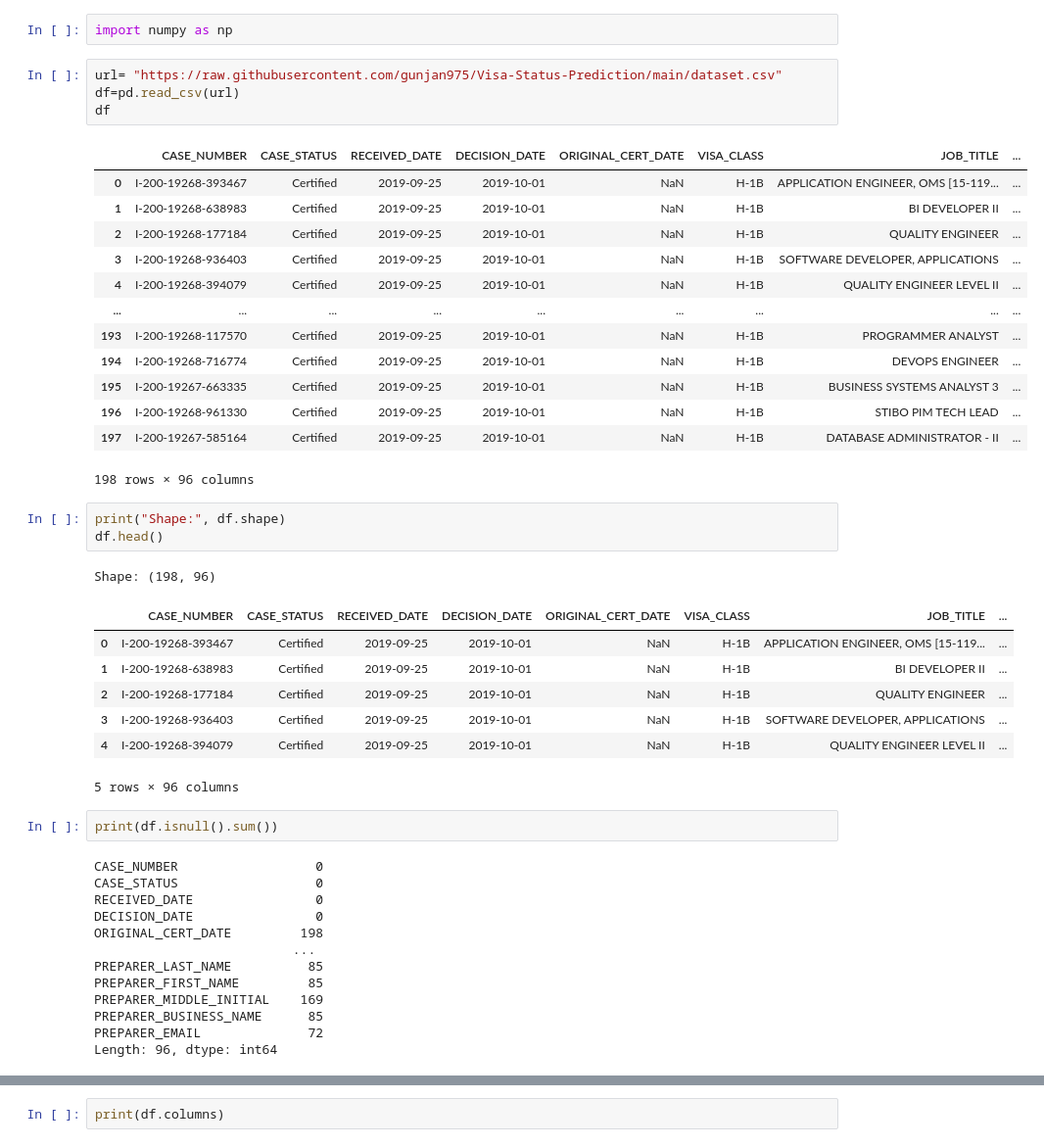
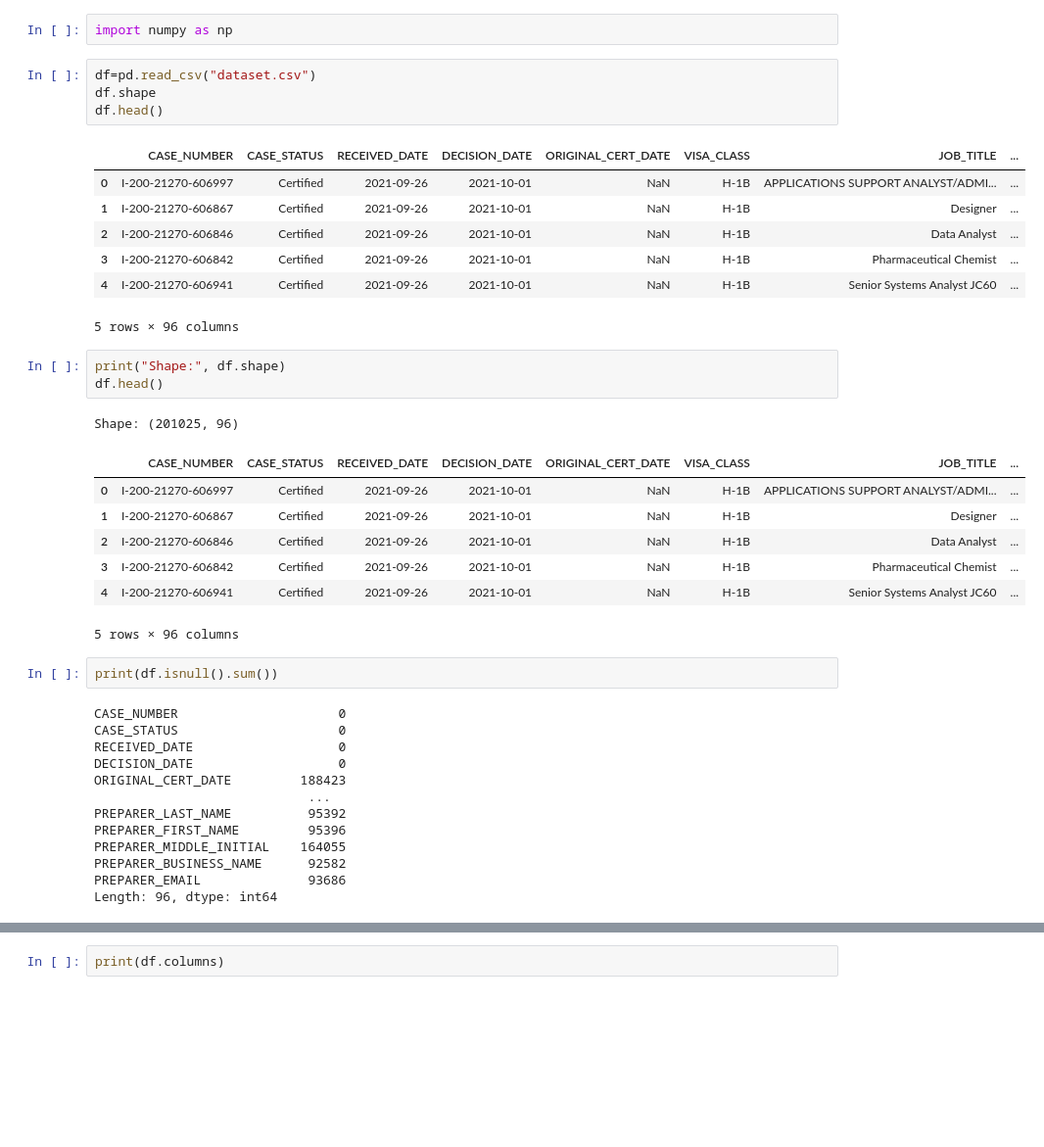
Before and after one commit to Diksha-Sharma-30/AI-Enabled-Visa-Status-Prediction-and-Processing-Time-Estimator, a Jupyter notebook: Visa prediction.ipynb, the cells around one changed output, grey strips where cells are left out. Shown at 98% size. Cells and saved outputs as stored; diff of their text form; blank space fills up the shorter version.

```diff
--- a/Visa prediction.ipynb
+++ b/Visa prediction.ipynb
@@ -3,49 +3,43 @@ import pandas as pd
 # %%
 import numpy as np
 # %%
-url= "https://raw.githubusercontent.com/gunjan975/Visa-Status-Prediction/main/dataset.csv"
-df=pd.read_csv(url)
-df
+df=pd.read_csv("dataset.csv")
+df.shape
+df.head()
 # %% [output]
 |  | CASE_NUMBER | CASE_STATUS | RECEIVED_DATE | DECISION_DATE | ORIGINAL_CERT_DATE | VISA_CLASS | JOB_TITLE | ... |
-| 0 | I-200-19268-393467 | Certified | 2019-09-25 | 2019-10-01 | NaN | H-1B | APPLICATION ENGINEER, OMS [15-119... | ... |
-| 1 | I-200-19268-638983 | Certified | 2019-09-25 | 2019-10-01 | NaN | H-1B | BI DEVELOPER II | ... |
-| 2 | I-200-19268-177184 | Certified | 2019-09-25 | 2019-10-01 | NaN | H-1B | QUALITY ENGINEER | ... |
-| 3 | I-200-19268-936403 | Certified | 2019-09-25 | 2019-10-01 | NaN | H-1B | SOFTWARE DEVELOPER, APPLICATIONS | ... |
-| 4 | I-200-19268-394079 | Certified | 2019-09-25 | 2019-10-01 | NaN | H-1B | QUALITY ENGINEER LEVEL II | ... |
-| ... | ... | ... | ... | ... | ... | ... | ... | ... |
-| 193 | I-200-19268-117570 | Certified | 2019-09-25 | 2019-10-01 | NaN | H-1B | PROGRAMMER ANALYST | ... |
-| 194 | I-200-19268-716774 | Certified | 2019-09-25 | 2019-10-01 | NaN | H-1B | DEVOPS ENGINEER | ... |
-| 195 | I-200-19267-663335 | Certified | 2019-09-25 | 2019-10-01 | NaN | H-1B | BUSINESS SYSTEMS ANALYST 3 | ... |
-| 196 | I-200-19268-961330 | Certified | 2019-09-25 | 2019-10-01 | NaN | H-1B | STIBO PIM TECH LEAD | ... |
-| 197 | I-200-19267-585164 | Certified | 2019-09-25 | 2019-10-01 | NaN | H-1B | DATABASE ADMINISTRATOR - II | ... |
+| 0 | I-200-21270-606997 | Certified | 2021-09-26 | 2021-10-01 | NaN | H-1B | APPLICATIONS SUPPORT ANALYST/ADMI... | ... |
+| 1 | I-200-21270-606867 | Certified | 2021-09-26 | 2021-10-01 | NaN | H-1B | Designer | ... |
+| 2 | I-200-21270-606846 | Certified | 2021-09-26 | 2021-10-01 | NaN | H-1B | Data Analyst | ... |
+| 3 | I-200-21270-606842 | Certified | 2021-09-26 | 2021-10-01 | NaN | H-1B | Pharmaceutical Chemist | ... |
+| 4 | I-200-21270-606941 | Certified | 2021-09-26 | 2021-10-01 | NaN | H-1B | Senior Systems Analyst JC60 | ... |
-198 rows × 96 columns
+5 rows × 96 columns
 # %%
 print("Shape:", df.shape)
 df.head()
 # %% [output]
-Shape: (198, 96)
+Shape: (201025, 96)
 |  | CASE_NUMBER | CASE_STATUS | RECEIVED_DATE | DECISION_DATE | ORIGINAL_CERT_DATE | VISA_CLASS | JOB_TITLE | ... |
-| 0 | I-200-19268-393467 | Certified | 2019-09-25 | 2019-10-01 | NaN | H-1B | APPLICATION ENGINEER, OMS [15-119... | ... |
-| 1 | I-200-19268-638983 | Certified | 2019-09-25 | 2019-10-01 | NaN | H-1B | BI DEVELOPER II | ... |
-| 2 | I-200-19268-177184 | Certified | 2019-09-25 | 2019-10-01 | NaN | H-1B | QUALITY ENGINEER | ... |
-| 3 | I-200-19268-936403 | Certified | 2019-09-25 | 2019-10-01 | NaN | H-1B | SOFTWARE DEVELOPER, APPLICATIONS | ... |
-| 4 | I-200-19268-394079 | Certified | 2019-09-25 | 2019-10-01 | NaN | H-1B | QUALITY ENGINEER LEVEL II | ... |
+| 0 | I-200-21270-606997 | Certified | 2021-09-26 | 2021-10-01 | NaN | H-1B | APPLICATIONS SUPPORT ANALYST/ADMI... | ... |
+| 1 | I-200-21270-606867 | Certified | 2021-09-26 | 2021-10-01 | NaN | H-1B | Designer | ... |
+| 2 | I-200-21270-606846 | Certified | 2021-09-26 | 2021-10-01 | NaN | H-1B | Data Analyst | ... |
+| 3 | I-200-21270-606842 | Certified | 2021-09-26 | 2021-10-01 | NaN | H-1B | Pharmaceutical Chemist | ... |
+| 4 | I-200-21270-606941 | Certified | 2021-09-26 | 2021-10-01 | NaN | H-1B | Senior Systems Analyst JC60 | ... |
 5 rows × 96 columns
 # %%
 print(df.isnull().sum())
 # %% [output]
-CASE_NUMBER                  0
-CASE_STATUS                  0
-RECEIVED_DATE                0
-DECISION_DATE                0
-ORIGINAL_CERT_DATE         198
-                          ...
-PREPARER_LAST_NAME          85
-PREPARER_FIRST_NAME         85
-PREPARER_MIDDLE_INITIAL    169
-PREPARER_BUSINESS_NAME      85
-PREPARER_EMAIL              72
+CASE_NUMBER                     0
+CASE_STATUS                     0
+RECEIVED_DATE                   0
+DECISION_DATE                   0
+ORIGINAL_CERT_DATE         188423
+                            ...
+PREPARER_LAST_NAME          95392
+PREPARER_FIRST_NAME         95396
+PREPARER_MIDDLE_INITIAL    164055
+PREPARER_BUSINESS_NAME      92582
+PREPARER_EMAIL              93686
 Length: 96, dtype: int64
 # %%
 num_cols = df.select_dtypes(include=np.number).columns
```
Also changed, not shown: parts of 6 cells of this notebook, 4 other files.
